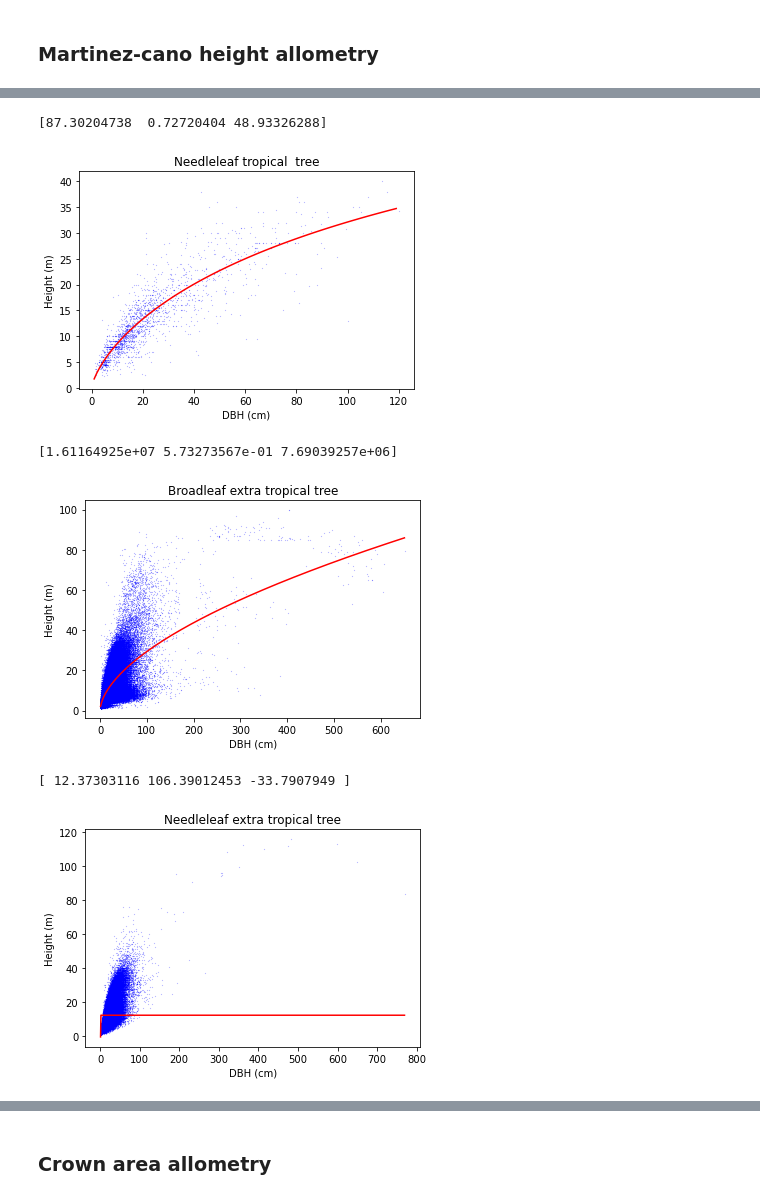
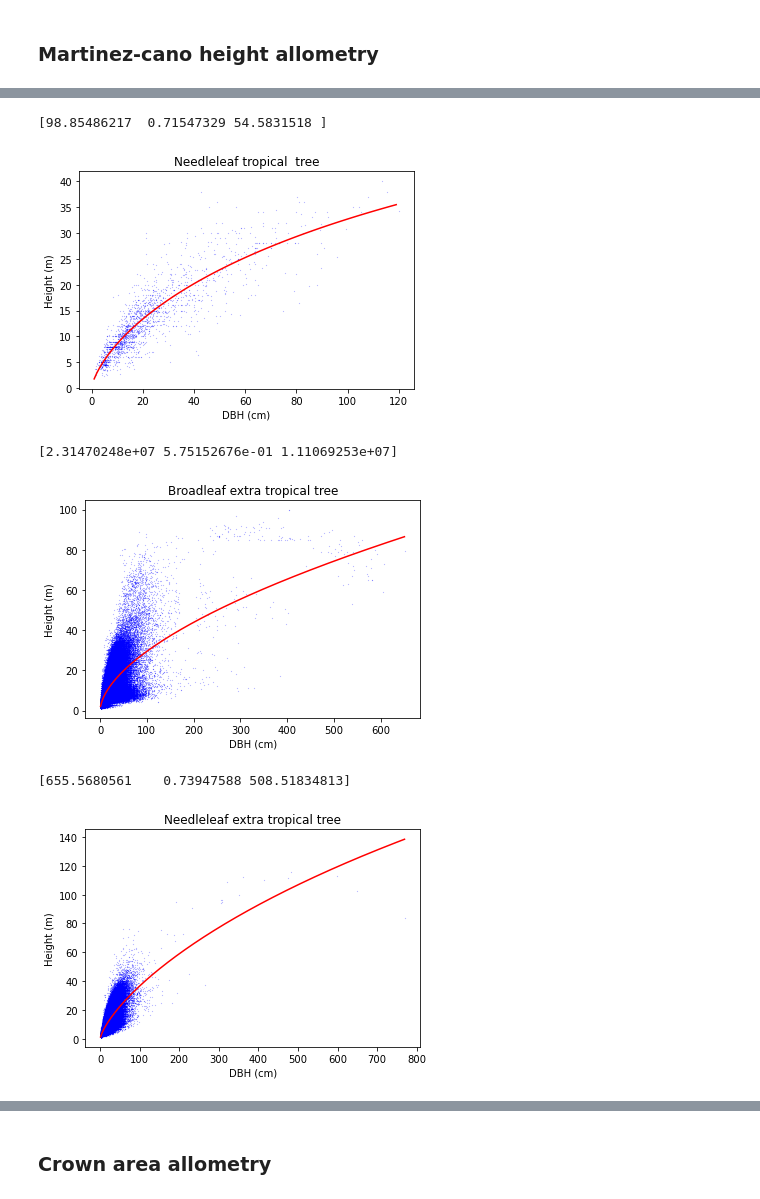
Before and after one commit to JessicaNeedham/FATES-plotting-scripts, a Jupyter notebook: Tallo_analysis_global.ipynb, the cells around one changed output, grey strips where cells are left out. Drawn from its saved outputs; the diff is of its cells as text; code cells hidden in the pictures.

```diff
--- a/Tallo_analysis_global.ipynb
+++ b/Tallo_analysis_global.ipynb
@@ -238,6 +237,8 @@ df_biome.groupby('PFT')['crown_radius_m'].describe()
 def d2hmc (d, p1, p2, p3) :
     h = (p1 * d**p2) / (p3 + d**p2)
     return h
+
+initial_guess = [58.0, 0.73, 21.8]
 # %%
 # Broadleaf tropical
 bltr = df_biome[df_biome.PFT=='broadleaf_tropical_tree']
@@ -262,62 +267,73 @@ print(height_ps_bltr)
 # Needleleaf tropical
 nltr = df_biome[df_biome.PFT=='needleleaf_tropical_tree']
 nltr =  nltr.dropna(subset=['height_m', 'stem_diameter_cm'])
-height_ps_nltr, height_cov_nltr = curve_fit(f=d2hmc, xdata=np.array(nltr['stem_diameter_cm']), ydata=np.array(nltr['height_m']))
+# remove outliers
+nltr = nltr[nltr['height_outlier'] == 'N']
 
-dbh = np.arange(1,nltr['stem_diameter_cm'].max(),1)
+height_ps_nltr, height_cov_nltr = curve_fit(f=d2hmc, xdata=np.array(nltr['stem_diameter_cm']), ydata=np.array(nltr['height_m']),
+                                           p0=initial_guess)
 
-nltr_curve = [d2hmc(d, height_ps_nltr[0], height_ps_nltr[1], height_ps_nltr[2])  for  d  in dbh]
+dbh_nltr = np.arange(1,nltr['stem_diameter_cm'].max(),1)
+
+nltr_curve = [d2hmc(d, height_ps_nltr[0], height_ps_nltr[1], height_ps_nltr[2])  for  d  in dbh_nltr]
 
 plt.scatter(nltr.stem_diameter_cm, nltr.height_m, s=0.01, color='blue')
-plt.plot(dbh, nltr_curve, color='red')
+plt.plot(dbh_nltr, nltr_curve, color='red')
 plt.xlabel('DBH (cm)')
 plt.ylabel('Height (m)')
 plt.title('Needleleaf tropical  tree')
 
 print(height_ps_nltr)
 # %% [output]
-[87.30204738  0.72720404 48.93326288]
+[98.85486217  0.71547329 54.5831518 ]
-[figure, old version]
+[figure, new version]
 # %%
 # Broadleaf extra tropical
 blex = df_biome[df_biome.PFT=='broadleaf_extratrop_tree']
 blex =  blex.dropna(subset=['height_m', 'stem_diameter_cm'])
-height_ps_blex, height_cov_blex = curve_fit(f=d2hmc, xdata=np.array(blex['stem_diameter_cm']), ydata=np.array(blex['height_m']))
+# remove outliers
+blex = blex[blex['height_outlier'] == 'N']
 
-dbh = np.arange(1,blex['stem_diameter_cm'].max(),1)
+height_ps_blex, height_cov_blex = curve_fit(f=d2hmc, xdata=np.array(blex['stem_diameter_cm']), ydata=np.array(blex['height_m']),
+                                           p0=initial_guess)
 
-blex_curve = [d2hmc(d, height_ps_blex[0], height_ps_blex[1], height_ps_blex[2])  for  d  in dbh]
+dbh_blex = np.arange(1,blex['stem_diameter_cm'].max(),1)
+
+blex_curve = [d2hmc(d, height_ps_blex[0], height_ps_blex[1], height_ps_blex[2])  for  d  in dbh_blex]
 
 plt.scatter(blex.stem_diameter_cm, blex.height_m, s=0.01, color='blue')
-plt.plot(dbh, blex_curve, color='red')
+plt.plot(dbh_blex, blex_curve, color='red')
 plt.xlabel('DBH (cm)')
 plt.ylabel('Height (m)')
 plt.title('Broadleaf extra tropical tree')
 
 print(height_ps_blex)
 # %% [output]
-[1.61164925e+07 5.73273567e-01 7.69039257e+06]
+[2.31470248e+07 5.75152676e-01 1.11069253e+07]
 [figure]
 # %%
 # Needleleaf extra tropical
 nlex = df_biome[df_biome.PFT=='needleleaf_extratrop_tree']
 # remove outliers
 nlex = nlex[nlex['height_outlier'] == 'N']
 
 nlex =  nlex.dropna(subset=['height_m', 'stem_diameter_cm'])
-height_ps_nlex, height_cov_nlex = curve_fit(f=d2hmc, xdata=np.array(nlex['stem_diameter_cm']), ydata=np.array(nlex['height_m']))
 
-dbh = np.arange(1,nlex['stem_diameter_cm'].max(),1)
 
-nlex_curve = [d2hmc(d, height_ps_nlex[0], height_ps_nlex[1], height_ps_nlex[2])  for  d  in dbh]
+height_ps_nlex, height_cov_nlex = curve_fit(f=d2hmc, xdata=np.array(nlex['stem_diameter_cm']), ydata=np.array(nlex['height_m']),
+                                           p0=initial_guess)
+
+dbh_nlex = np.arange(1,nlex['stem_diameter_cm'].max(),1)
+
+nlex_curve = [d2hmc(d, height_ps_nlex[0], height_ps_nlex[1], height_ps_nlex[2])  for  d  in dbh_nlex]
 
 plt.scatter(nlex.stem_diameter_cm, nlex.height_m, s=0.01, color='blue')
-plt.plot(dbh, nlex_curve, color='red')
+plt.plot(dbh_nlex, nlex_curve, color='red')
 plt.xlabel('DBH (cm)')
 plt.ylabel('Height (m)')
 plt.title('Needleleaf extra tropical tree')
 
 print(height_ps_nlex)
 # %% [output]
-[ 12.37303116 106.39012453 -33.7907949 ]
+[655.5680561    0.73947588 508.51834813]
-[figure, old version]
+[figure, new version]
```
Also changed, not shown: parts of 8 cells of this notebook.
